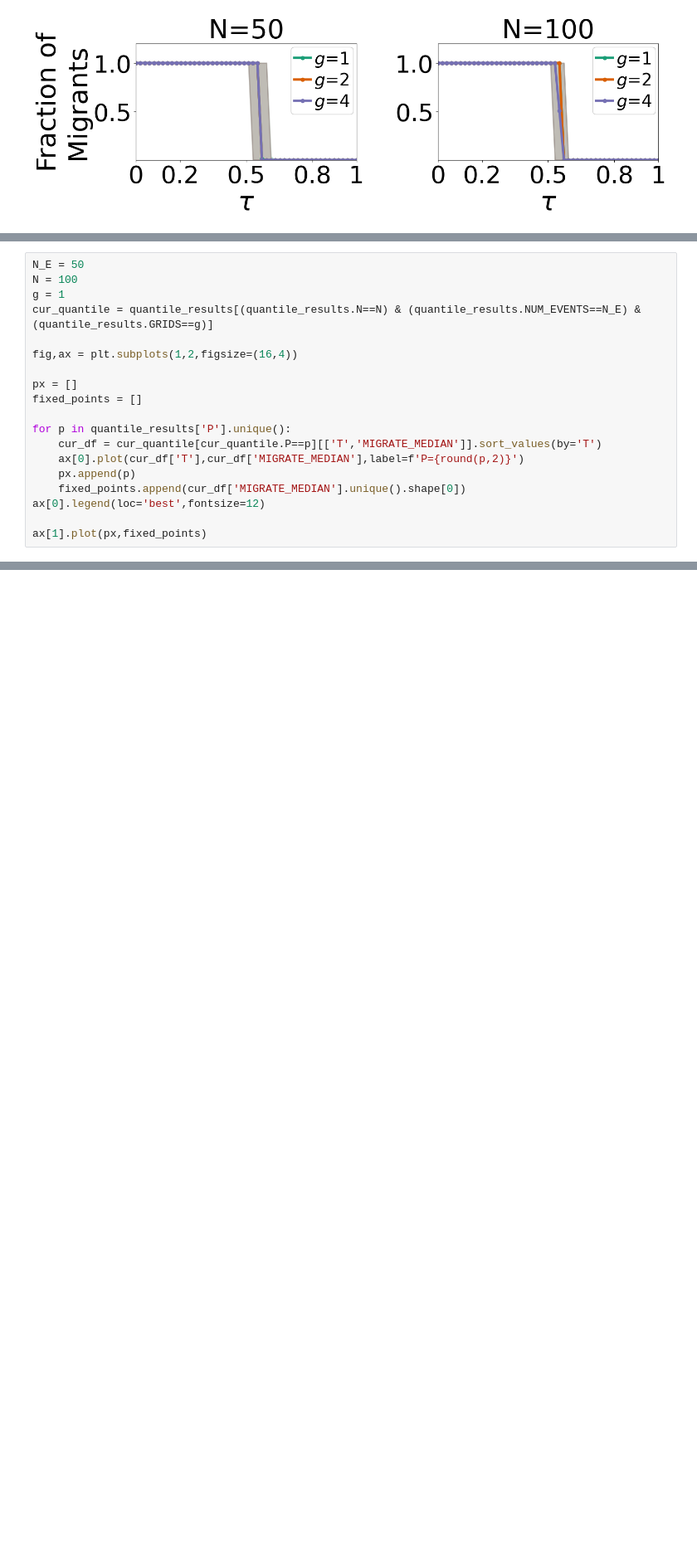
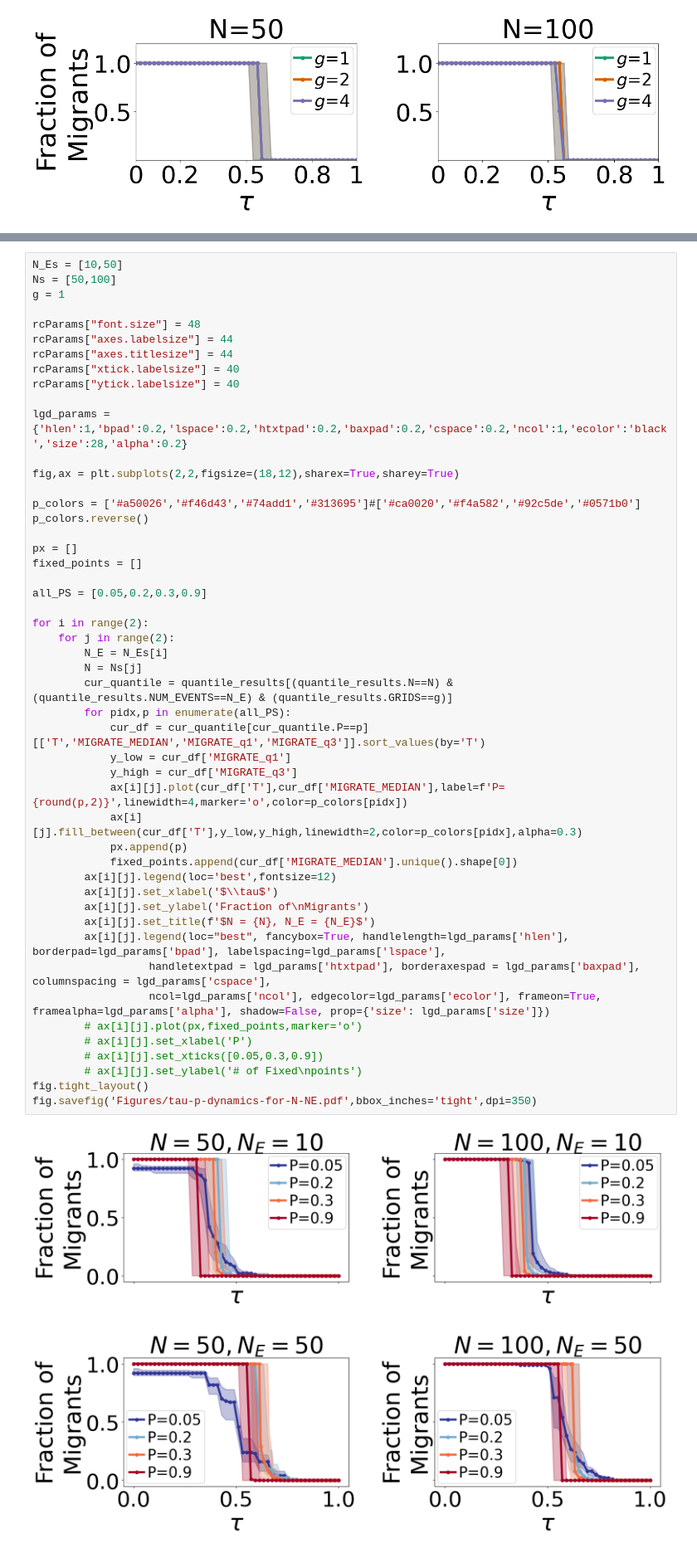
Before and after one commit to dmehrab06/STPGDS, a Jupyter notebook: coastal-simulation-result-analysis.ipynb, the cells around one changed output, grey strips where cells are left out. Shown at 83% size. Drawn from its saved outputs; the diff is of its cells as text; blank space fills up the shorter version.

Commit message:
modified TR, additional experiments for high density

```diff
--- a/coastal-simulation-result-analysis.ipynb
+++ b/coastal-simulation-result-analysis.ipynb
@@ -303,19 +335,0 @@ ax[1].plot(px,fixed_points)
-# %%
-N_E = 50
-N = 100
-g = 1
-cur_quantile = quantile_results[(quantile_results.N==N) & (quantile_results.NUM_EVENTS==N_E) & (quantile_results.GRIDS==g)]
-
-fig,ax = plt.subplots(1,2,figsize=(16,4))
-
-px = []
-fixed_points = []
-
-for p in quantile_results['P'].unique():
-    cur_df = cur_quantile[cur_quantile.P==p][['T','MIGRATE_MEDIAN']].sort_values(by='T')
-    ax[0].plot(cur_df['T'],cur_df['MIGRATE_MEDIAN'],label=f'P={round(p,2)}')
-    px.append(p)
-    fixed_points.append(cur_df['MIGRATE_MEDIAN'].unique().shape[0])
-ax[0].legend(loc='best',fontsize=12)
-
-ax[1].plot(px,fixed_points)
@@ -344,0 +338,51 @@ cur_df
+# %%
+N_Es = [10,50]
+Ns = [50,100]
+g = 1
+
+rcParams["font.size"] = 48
+rcParams["axes.labelsize"] = 44
+rcParams["axes.titlesize"] = 44
+rcParams["xtick.labelsize"] = 40
+rcParams["ytick.labelsize"] = 40
+
+lgd_params = {'hlen':1,'bpad':0.2,'lspace':0.2,'htxtpad':0.2,'baxpad':0.2,'cspace':0.2,'ncol':1,'ecolor':'black','size':28,'alpha':0.2}
+
+fig,ax = plt.subplots(2,2,figsize=(18,12),sharex=True,sharey=True)
+
+p_colors = ['#a50026','#f46d43','#74add1','#313695']#['#ca0020','#f4a582','#92c5de','#0571b0']
+p_colors.reverse()
+
+px = []
+fixed_points = []
+
+all_PS = [0.05,0.2,0.3,0.9]
+
+for i in range(2):
+    for j in range(2):
+        N_E = N_Es[i]
+        N = Ns[j]
+        cur_quantile = quantile_results[(quantile_results.N==N) & (quantile_results.NUM_EVENTS==N_E) & (quantile_results.GRIDS==g)]
+        for pidx,p in enumerate(all_PS):
+            cur_df = cur_quantile[cur_quantile.P==p][['T','MIGRATE_MEDIAN','MIGRATE_q1','MIGRATE_q3']].sort_values(by='T')
+            y_low = cur_df['MIGRATE_q1']
+            y_high = cur_df['MIGRATE_q3']
+            ax[i][j].plot(cur_df['T'],cur_df['MIGRATE_MEDIAN'],label=f'P={round(p,2)}',linewidth=4,marker='o',color=p_colors[pidx])
+            ax[i][j].fill_between(cur_df['T'],y_low,y_high,linewidth=2,color=p_colors[pidx],alpha=0.3)
+            px.append(p)
+            fixed_points.append(cur_df['MIGRATE_MEDIAN'].unique().shape[0])
+        ax[i][j].legend(loc='best',fontsize=12)
+        ax[i][j].set_xlabel('$\\tau$')
+        ax[i][j].set_ylabel('Fraction of\nMigrants')
+        ax[i][j].set_title(f'$N = {N}, N_E = {N_E}$')
+        ax[i][j].legend(loc="best", fancybox=True, handlelength=lgd_params['hlen'], borderpad=lgd_params['bpad'], labelspacing=lgd_params['lspace'],
+                  handletextpad = lgd_params['htxtpad'], borderaxespad = lgd_params['baxpad'], columnspacing = lgd_params['cspace'],
+                  ncol=lgd_params['ncol'], edgecolor=lgd_params['ecolor'], frameon=True, framealpha=lgd_params['alpha'], shadow=False, prop={'size': lgd_params['size']})
+        # ax[i][j].plot(px,fixed_points,marker='o')
+        # ax[i][j].set_xlabel('P')
+        # ax[i][j].set_xticks([0.05,0.3,0.9])
+        # ax[i][j].set_ylabel('# of Fixed\npoints')
+fig.tight_layout()
+fig.savefig('Figures/tau-p-dynamics-for-N-NE.pdf',bbox_inches='tight',dpi=350)
+# %% [output]
+[figure, added]
```
Also changed, not shown: parts of 17 cells of this notebook, 10 other files.
